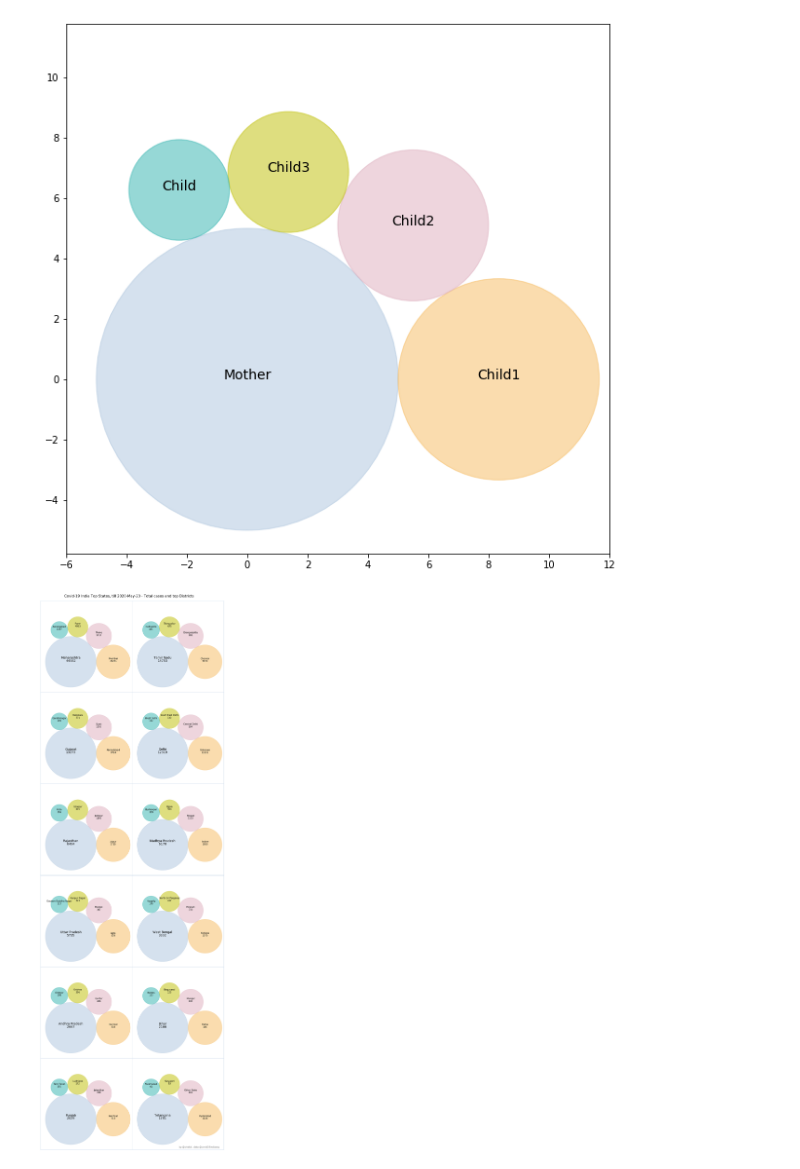
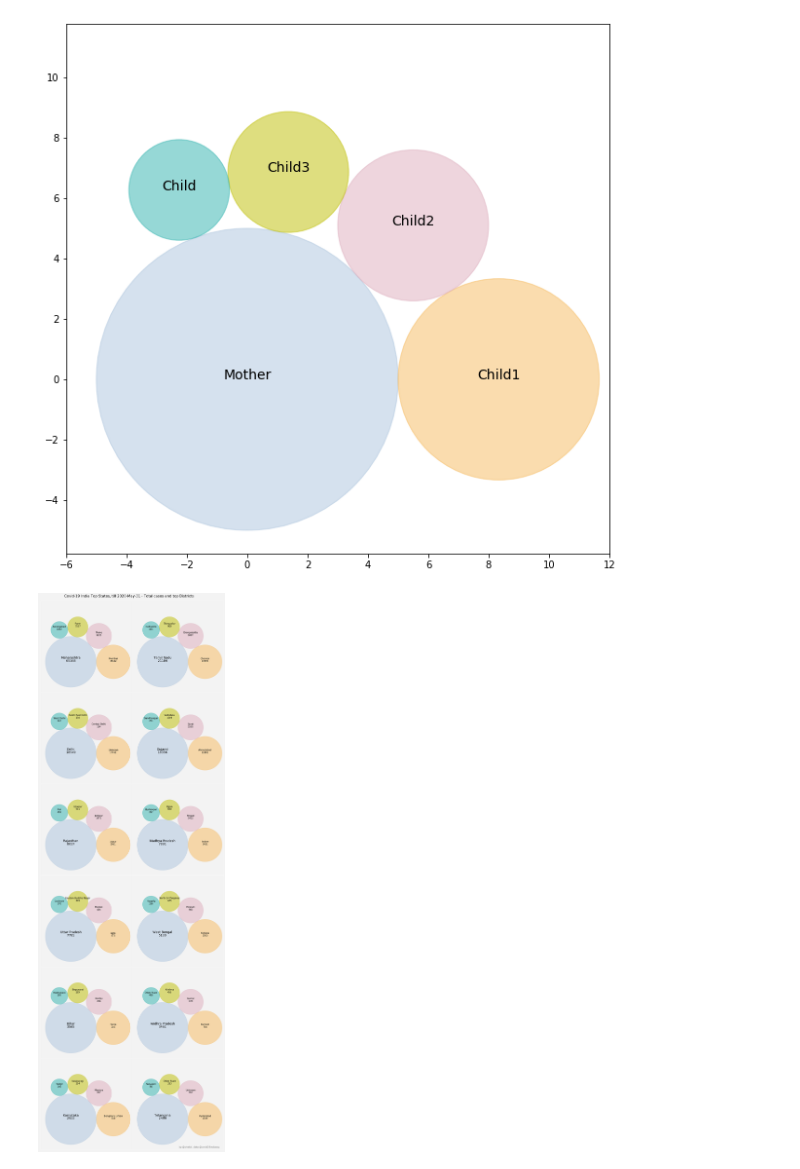
Before and after one commit to dsivakumar/covid-19-India, a Jupyter notebook: covid-analysis-v1.3.ipynb, the cells around one changed output. Saved outputs shown, nothing was run; the diff lists cells and outputs as text; code cells hidden in the pictures.

```diff
--- a/covid-analysis-v1.3.ipynb
+++ b/covid-analysis-v1.3.ipynb
@@ -199,33 +199,40 @@ def draw_bubblechart(ax,df,title,category_col,count_col,bubbles=5):
     ax.text(x, y,     int(cf.iloc[3]),   size=s2,        ha='center')
 
     for pos in ['top', 'bottom', 'right', 'left']:
-        ax.spines[pos].set_edgecolor('#adc5de')
+        ax.spines[pos].set_edgecolor('white')
     ax.set_xticks([])
     ax.set_yticks([])
     ax.set_xlim((-6, 12))
     ax.set_ylim((-6, 12))
 # %%
 top=a_df.groupby('state').sum().sort_values('confirmed',ascending=False).index
+# %%
+top=top[top!='State Unassigned']
 # %%
 #a_df=a_df[a_df['district']!='Unknown']
 fig, axes = plt.subplots(nrows=6, ncols=2, figsize=(15,40),
                                              sharex=False, sharey=False)
 i=0 #ignoring all Idia
 for ax in axes.flatten():
     t=top[i]
     #cff = cff[cff['district']!='Unknown']
     cff=a_df[a_df['state']==t].sort_values('confirmed',ascending=False)
     draw_bubblechart(ax,cff,t,'district','confirmed')
     #ax.set_facecolor('#fcfcf2')
+    ax.set_facecolor('#f3f3f3')
     i = i+1
+
 plt.subplots_adjust(left=None, bottom=0.01, right=None, top=None, wspace=0.0002, hspace=0.0002)
 fig.suptitle("Covid-19 India Top States, till 2020-"+today+" - Total cases and top Districts",size=16,y=0.89)
 plt.text(0.95, 0.02, 'by @sivakd , data @covid19indiaorg', transform=ax.transAxes, ha='right',
-            color='#777777', bbox=dict(facecolor='white', alpha=0.8, edgecolor='white'))
-plt.savefig("covid-top-states-Des-bubble-"+today+".png",bbox_inches = "tight")
+            color='#777777', bbox=dict(facecolor='#f3f3f3', alpha=0.8, edgecolor='#f3f3f3'))
+
+fig.patch.set_facecolor('#f3f3f3')
+plt.savefig("covid-top-states-Des-bubble-"+today+".png",bbox_inches = "tight",facecolor='#f3f3f3')
+
 plt.show()
 # %% [output]
-[figure, old version]
+[figure, new version]
 # %%
 top
 # %% [output]
```
Also changed, not shown: parts of 2 cells of this notebook, 4 other files.
